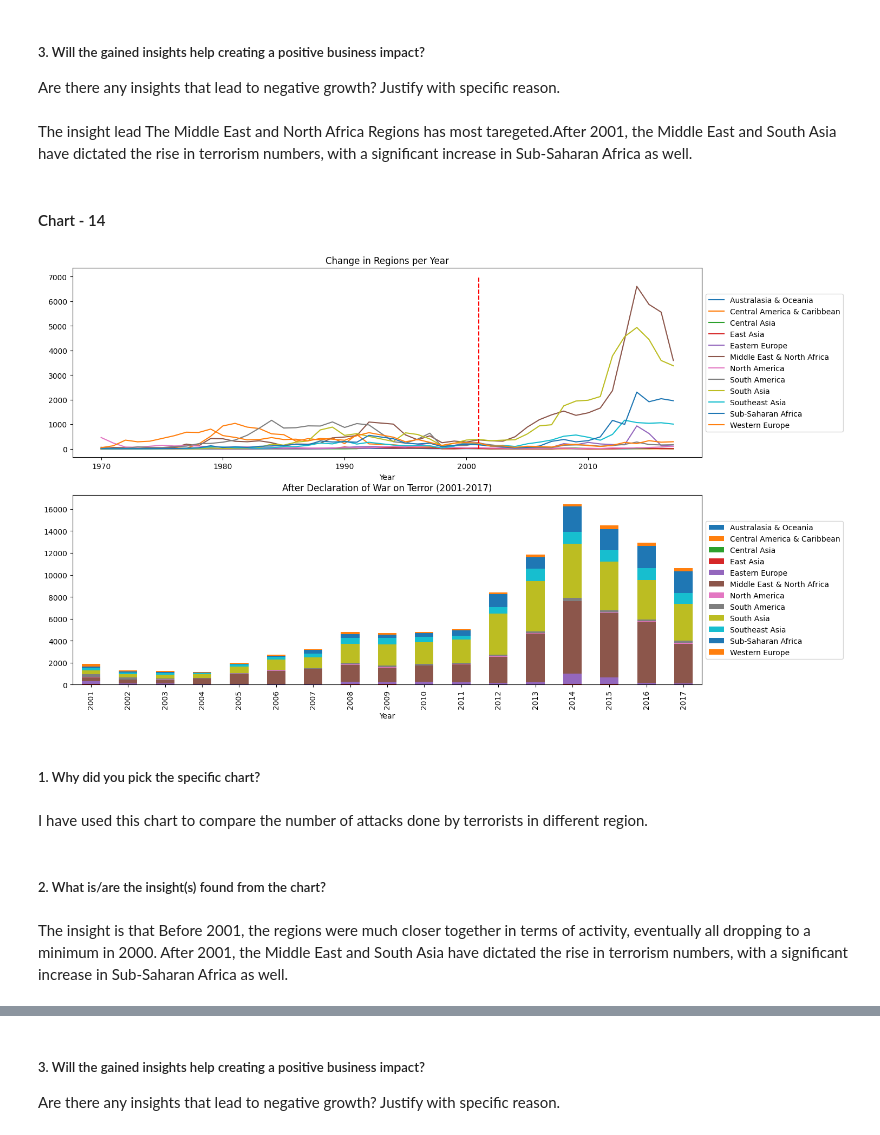
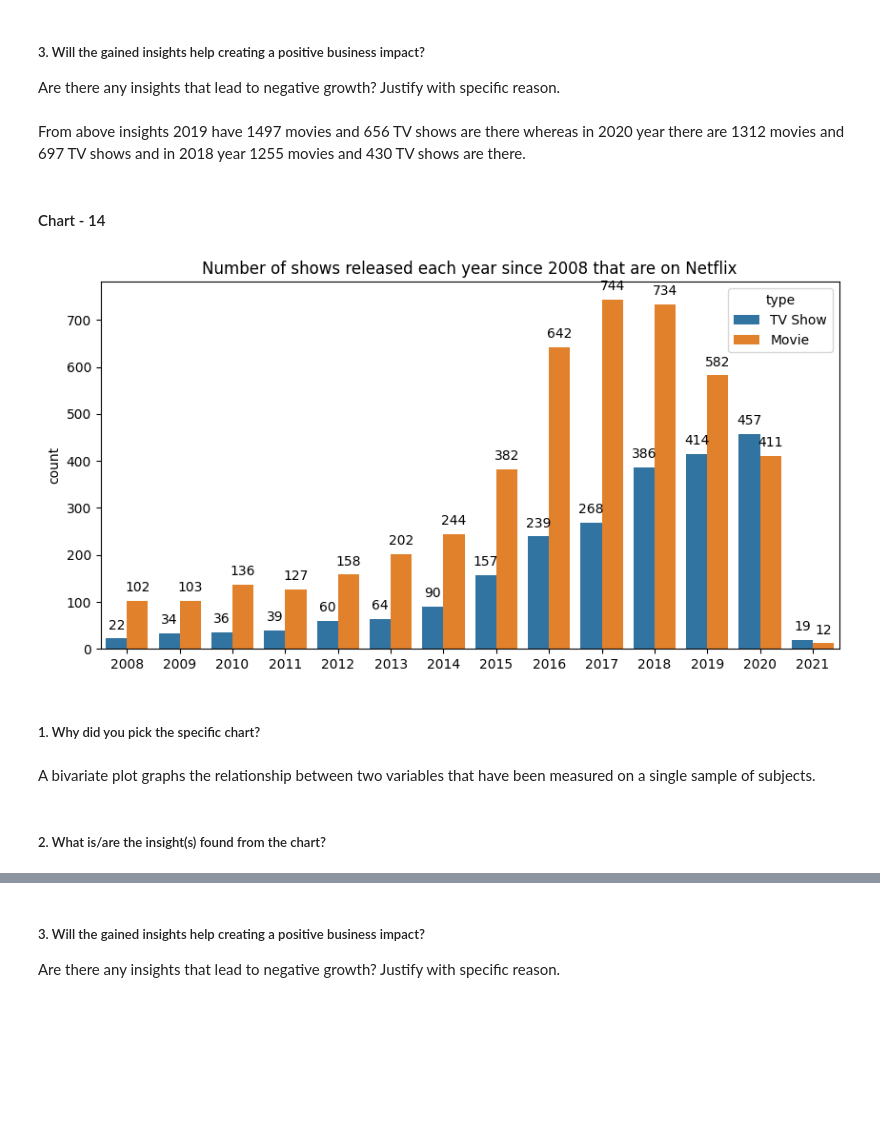
Before and after one commit to VIRU2341/alma-beetter-netflix, a Jupyter notebook: NETFLIX_MOVIES_AND_TV_SHOWS_EDA_analysis.ipynb, the cells around one changed output, grey strips where cells are left out. Saved outputs shown, nothing was run; the diff lists cells and outputs as text; code cells hidden in the pictures; blank space fills up the shorter version.

```diff
--- a/NETFLIX_MOVIES_AND_TV_SHOWS_EDA_analysis.ipynb
+++ b/NETFLIX_MOVIES_AND_TV_SHOWS_EDA_analysis.ipynb
@@ -752,29 +674,26 @@ The insight is that Before 2001, the regions were much closer together in terms
 # %% [markdown]
 ##### 3. Will the gained insights help creating a positive business impact?
 Are there any insights that lead to negative growth? Justify with specific reason.
-# %% [markdown]
-The insight lead The Middle East and North Africa Regions has most taregeted.After 2001, the Middle East and South Asia have dictated the rise in terrorism numbers, with a significant increase in Sub-Saharan Africa as well.
+# %% [markdown]
+From above insights 2019 have 1497 movies and 656 TV shows are there whereas in 2020 year there are 1312 movies and 697 TV shows  and in 2018 year 1255 movies and 430 TV shows are there.
 # %% [markdown]
 #### Chart - 14
-# %%
-# Chart - 14 visualization code
-data_after = df[df['Year']>=2001]
-fig,ax = plt.subplots(figsize=(15,10),nrows=2,ncols=1)
-ax[0] = pd.crosstab(df.Year,df.Region).plot(ax=ax[0])
-ax[0].set_title('Change in Regions per Year')
-ax[0].legend(loc='center left',bbox_to_anchor = (1,0.5))
-ax[0].vlines(x=2001,ymin=0,ymax=7000,colors='red',linestyles='--')
-pd.crosstab(data_after.Year,data_after.Region).plot.bar(stacked=True,ax=ax[1])
-ax[1].set_title('After Declaration of War on Terror (2001-2017)')
-ax[1].legend(loc='center left',bbox_to_anchor = (1,0.5))
-plt.show()
-# %% [output]
-[figure, removed]
+# %%
+# Chart - 14 visualization code
+# Number of shows released each year since 2008
+order = range(2008,2022)
+plt.figure(figsize=(10,5))
+p = sns.countplot(x='release_year',data=df, hue='type',
+                  order = order)
+plt.title('Number of shows released each year since 2008 that are on Netflix')
+plt.xlabel('')
+for i in p.patches:
+  p.annotate(format(i.get_height(), '.0f'), (i.get_x() + i.get_width() / 2., i.get_height()), ha = 'center', va = 'center', xytext = (0, 10), textcoords = 'offset points')
+# %% [output]
+[figure, added]
 # %% [markdown]
 ##### 1. Why did you pick the specific chart?
-# %% [markdown]
-I have used this chart to compare the number of attacks done by terrorists in different region.
+# %% [markdown]
+A bivariate plot graphs the relationship between two variables that have been measured on a single sample of subjects.
 # %% [markdown]
 ##### 2. What is/are the insight(s) found from the chart?
-# %% [markdown]
-The insight is that Before 2001, the regions were much closer together in terms of activity, eventually all dropping to a minimum in 2000. After 2001, the Middle East and South Asia have dictated the rise in terrorism numbers, with a significant increase in Sub-Saharan Africa as well.
```
Also changed, not shown: parts of 40 cells of this notebook.
